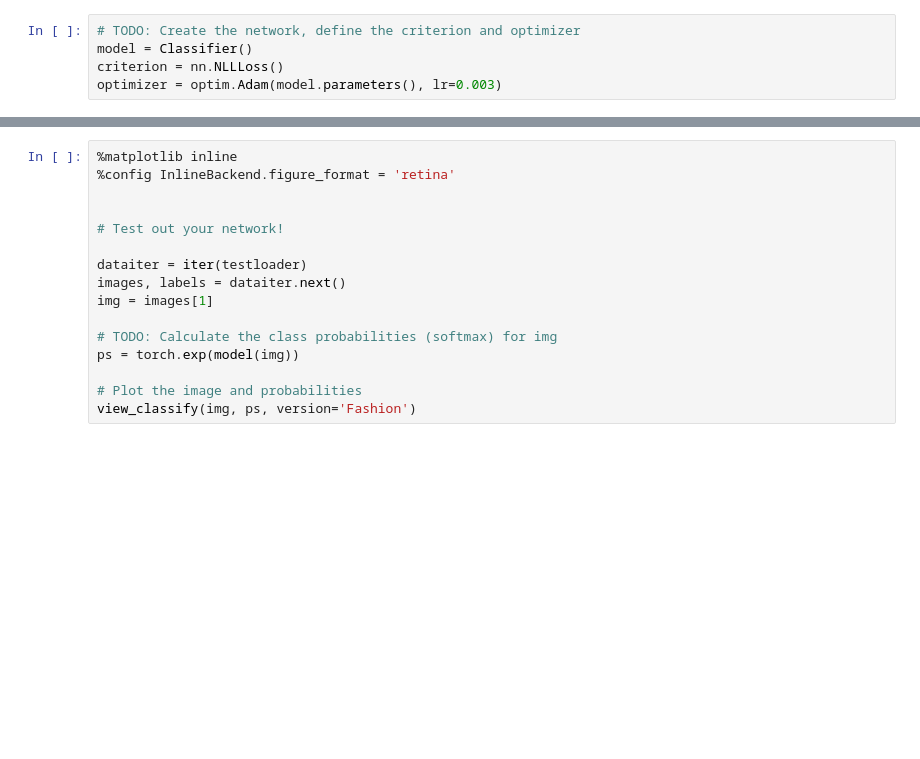
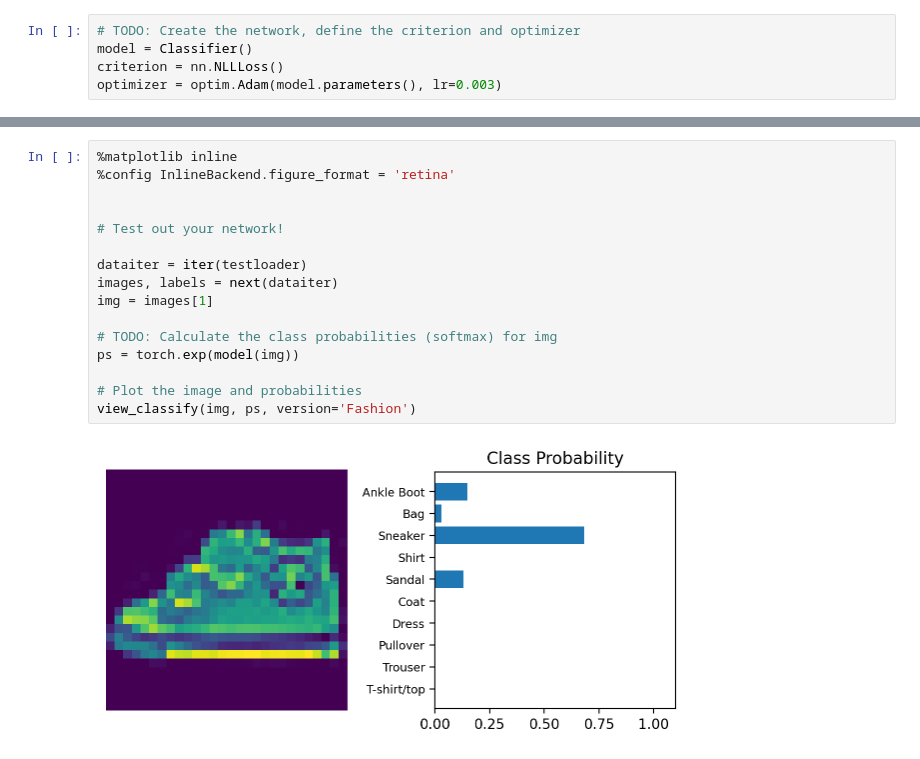
Before and after one commit to andandandand/intro-to-pytorch, a Jupyter notebook: Part_4_Fashion_MNIST_(Solution).ipynb, the cells around one changed output, grey strips where cells are left out. Drawn from its saved outputs; the diff is of its cells as text; blank space fills up the shorter version.

```diff
--- a/Part_4_Fashion_MNIST_(Solution).ipynb
+++ b/Part_4_Fashion_MNIST_(Solution).ipynb
@@ -196,16 +213,18 @@ Training loss: 0.3324663319360854
 # %%
 %matplotlib inline
 %config InlineBackend.figure_format = 'retina'
 
 
 # Test out your network!
 
 dataiter = iter(testloader)
-images, labels = dataiter.next()
+images, labels = next(dataiter)
 img = images[1]
 
 # TODO: Calculate the class probabilities (softmax) for img
 ps = torch.exp(model(img))
 
 # Plot the image and probabilities
 view_classify(img, ps, version='Fashion')
+# %% [output]
+[figure, added]
```
Also changed, not shown: parts of 3 cells of this notebook.
